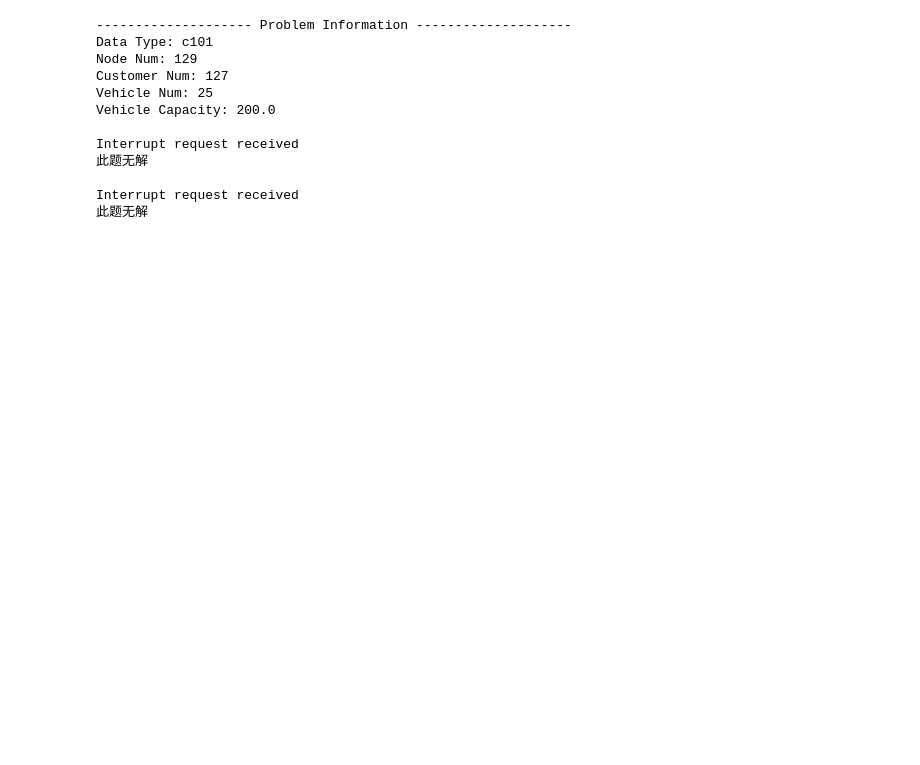
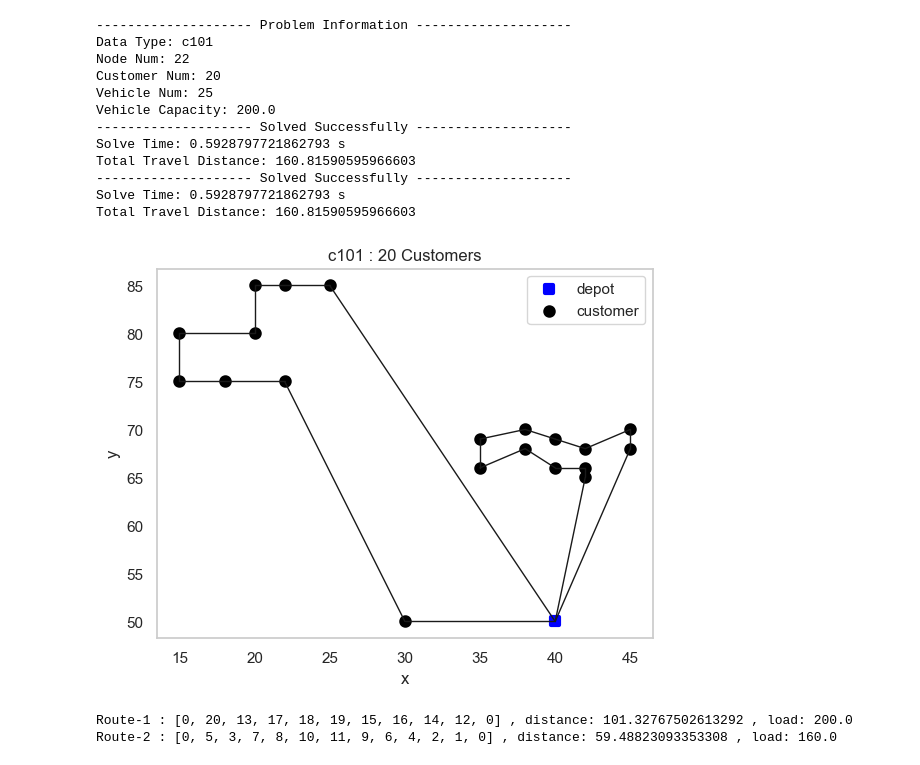
Before and after one commit to SinYita/VRPTW_solver, a Jupyter notebook: wedu/VRPTW_solver.ipynb, the cells around one changed output. Cells and saved outputs as stored; diff of their text form; code cells hidden in the pictures; blank space fills up the shorter version.

```diff
--- a/wedu/VRPTW_solver.ipynb
+++ b/wedu/VRPTW_solver.ipynb
@@ -88,10 +79,6 @@ def readData(path, customerNum):
             data.distanceMatrix[i][j] = data.distanceMatrix[j][i] = distance
     return data
 # %%
-
-
-
-
 class Solution:
     ObjVal = 0
     X = [[]]
@@ -137,32 +124,21 @@ def getSolution(data, model):
 
 
 def plot_solution(solution, customer_num):
-    # Set seaborn style
-    sns.set_theme(style="whitegrid")
-
-    plt.figure(figsize=(10, 8))
     plt.xlabel("x")
     plt.ylabel("y")
     plt.title(f"{data_type} : {customer_num} Customers")
+    plt.scatter(data.corX[0], data.corY[0], c='blue', alpha=1, marker=',', linewidths=3, label='depot')  # 起点
+    plt.scatter(data.corX[1:-1], data.corY[1:-1], c='black', alpha=1, marker='o', linewidths=3,
+                label='customer')  # 普通站点
 
-    # Plot depot using seaborn
-    sns.scatterplot(x=[data.corX[0]], y=[data.corY[0]], color='blue', marker='s', s=200, label='depot', zorder=5)
-
-    # Plot customers using seaborn
-    sns.scatterplot(x=data.corX[1:-1], y=data.corY[1:-1], color='black', marker='o', s=100, label='customer', zorder=5)
-
-    # Plot routes
     for k in range(solution.routeNum):
-        route_x = []
-        route_y = []
-        for i in range(len(solution.routes[k])):
-            node_idx = solution.routes[k][i]
-            route_x.append(data.corX[node_idx])
-            route_y.append(data.corY[node_idx])
-
-        # Plot lines connecting route points
-        plt.plot(route_x, route_y, color='black', linewidth=1, zorder=1)
-
+        for i in range(len(solution.routes[k]) - 1):
+            a = solution.routes[k][i]
+            b = solution.routes[k][i + 1]
+            x = [data.corX[a], data.corX[b]]
+            y = [data.corY[a], data.corY[b]]
+            plt.plot(x, y, 'k', linewidth=1)
+    plt.grid(False)
     plt.legend(loc='best')
     plt.show()
 
@@ -213,7 +189,7 @@ def solve(data):
         expr = LinExpr(0)
         for j in range(1, data.nodeNum):
             expr.addTerms(1, X[0][j][k])
-        model.addConstr(expr == 1)
+        model.addConstr(expr <= 1)
     # 约束3：车辆经过一个点就必须离开一个点
     for k in range(data.vehicleNum):
         for h in range(1, data.nodeNum - 1):
@@ -263,36 +239,39 @@ def solve(data):
 # %%
 if __name__ == '__main__':
     # 哪个数据集
     data_type = "c101"
     # 数据集路径
-    data_path = f'../data/{data_type}.txt'
+    data_path = f'../data/solomon/{data_type}.txt'
     # 顾客个数设置（从上往下读取完 customerNum 个顾客为止，例如c101文件中有100个顾客点，
     # 但是跑100个顾客点太耗时了，设置这个数是为了只选取一部分顾客点进行计算，用来快速测试算法）
     # 如果想用完整的顾客点进行计算，设置为None即可
-    customerNum = None
+    customerNum = 20
     # 一个很大的正数
     M = 10000000
     # 读取数据
     data = readData(data_path, customerNum)
     # 输出相关数据
     print("-" * 20, "Problem Information", '-' * 20)
     print(f'Data Type: {data_type}')
     print(f'Node Num: {data.nodeNum}')
     print(f'Customer Num: {data.customerNum}')
     print(f'Vehicle Num: {data.vehicleNum}')
     print(f'Vehicle Capacity: {data.capacity}')
     # 建模求解
     solve(data)
 # %% [output]
 -------------------- Problem Information --------------------
 Data Type: c101
-Node Num: 129
-Customer Num: 127
+Node Num: 22
+Customer Num: 20
 Vehicle Num: 25
 Vehicle Capacity: 200.0
-
-Interrupt request received
-此题无解
-
-Interrupt request received
-此题无解
+-------------------- Solved Successfully --------------------
+Solve Time: 0.5928797721862793 s
+Total Travel Distance: 160.81590595966603
+-------------------- Solved Successfully --------------------
+Solve Time: 0.5928797721862793 s
+Total Travel Distance: 160.81590595966603
+[figure, added]
+Route-1 : [0, 20, 13, 17, 18, 19, 15, 16, 14, 12, 0] , distance: 101.32767502613292 , load: 200.0
+Route-2 : [0, 5, 3, 7, 8, 10, 11, 9, 6, 4, 2, 1, 0] , distance: 59.48823093353308 , load: 160.0
```
Also changed, not shown: parts of 2 cells of this notebook, 3 other files.
